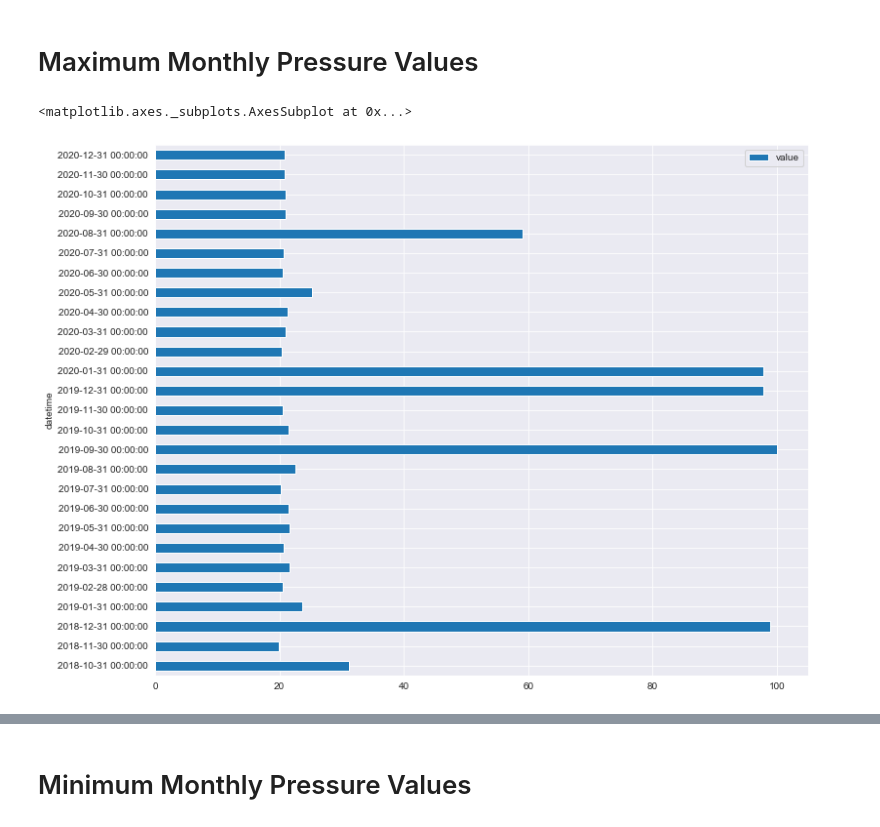
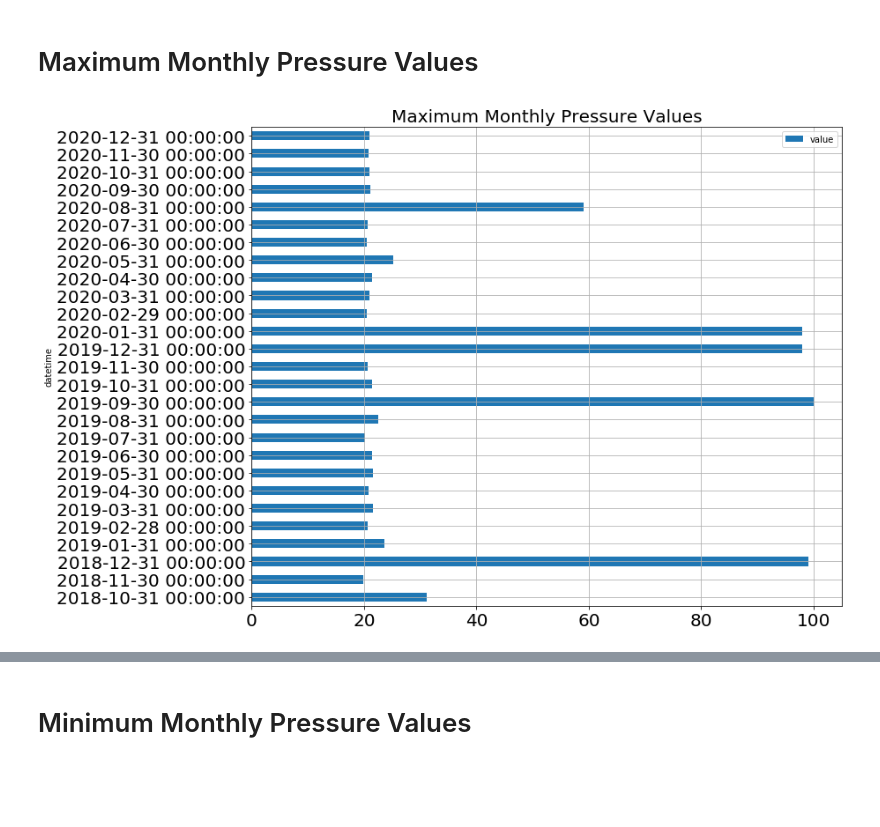
Before and after one commit to Mihryam/UnsupervisedTimeSeries_AnomalyDetection, a Jupyter notebook: Data_Exploration.ipynb, the cells around one changed output, grey strips where cells are left out. Cells and saved outputs as stored; diff of their text form; code cells hidden in the pictures; blank space fills up the shorter version.

```diff
--- a/Data_Exploration.ipynb
+++ b/Data_Exploration.ipynb
@@ -93,7 +93,8 @@ Data.resample(rule='A').mean().plot(kind = 'line', figsize = (12,6))
 # %% [markdown]
 # Maximum Monthly Pressure Values
 # %%
-Data.resample(rule='M').max().plot(kind = 'barh', figsize = (12,10))
+Data.resample(rule='M').max().plot(kind = 'barh', figsize = (12,10), fontsize = 20)
+plt.title('Maximum Monthly Pressure Values', fontsize = 20)
+plt.grid()
 # %% [output]
-<matplotlib.axes._subplots.AxesSubplot at 0x...>
-[figure, old version]
+[figure, new version]
```
Also changed, not shown: parts of 8 cells of this notebook.
